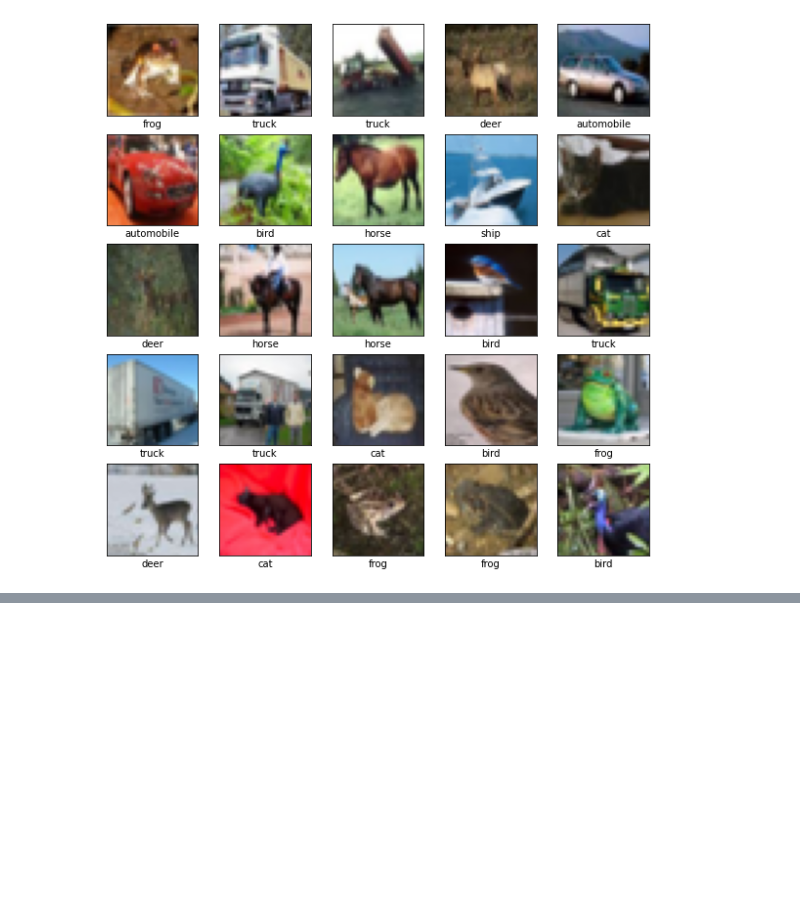
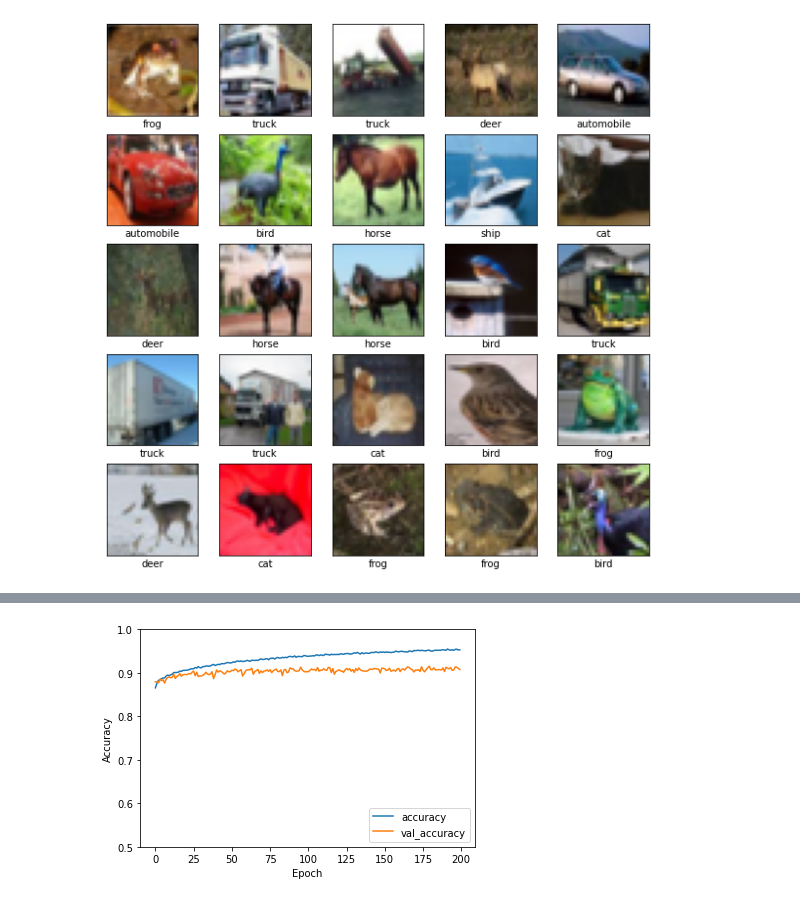
Before and after one commit to tom-pollak/int2-group31, a Jupyter notebook: nn.ipynb, the cells around one changed output, grey strips where cells are left out. Saved outputs shown, nothing was run; the diff lists cells and outputs as text; code cells hidden in the pictures; blank space fills up the shorter version.

```diff
--- a/nn.ipynb
+++ b/nn.ipynb
@@ -64,3 +71,11 @@ model.compile(optimizer='adam',
 
 history = model.fit(train_images, train_labels, epochs=200,
                     validation_data=(test_images, test_labels))
+
+generator = tf.keras.preprocessing.image.ImageDataGenerator(
+    width_shift_range=0.1, height_shift_range=0.1, horizontal_flip=True)
+
+train_generator = generator.flow(train_images, train_labels, 32)
+steps_per_epoch = train_images.shape[0] // 32
+
+history = model.fit(train_generator, validation_data=(test_images, test_labels), epochs=200)
@@ -96,0 +144,10 @@ test_loss, test_acc = model.evaluate(test_images,  test_labels, verbose=2)
+# %%
+plt.plot(history.history['accuracy'], label='accuracy')
+plt.plot(history.history['val_accuracy'], label = 'val_accuracy')
+plt.xlabel('Epoch')
+plt.ylabel('Accuracy')
+plt.ylim([0.5, 1])
+plt.legend(loc='lower right')
+
+test_loss, test_acc = model.evaluate(test_images,  test_labels, verbose=2)
+# %% [output]
@@ -96,0 +155 @@ test_loss, test_acc = model.evaluate(test_images,  test_labels, verbose=2)
+[figure, added]
```
Also changed, not shown: parts of 8 cells of this notebook.
